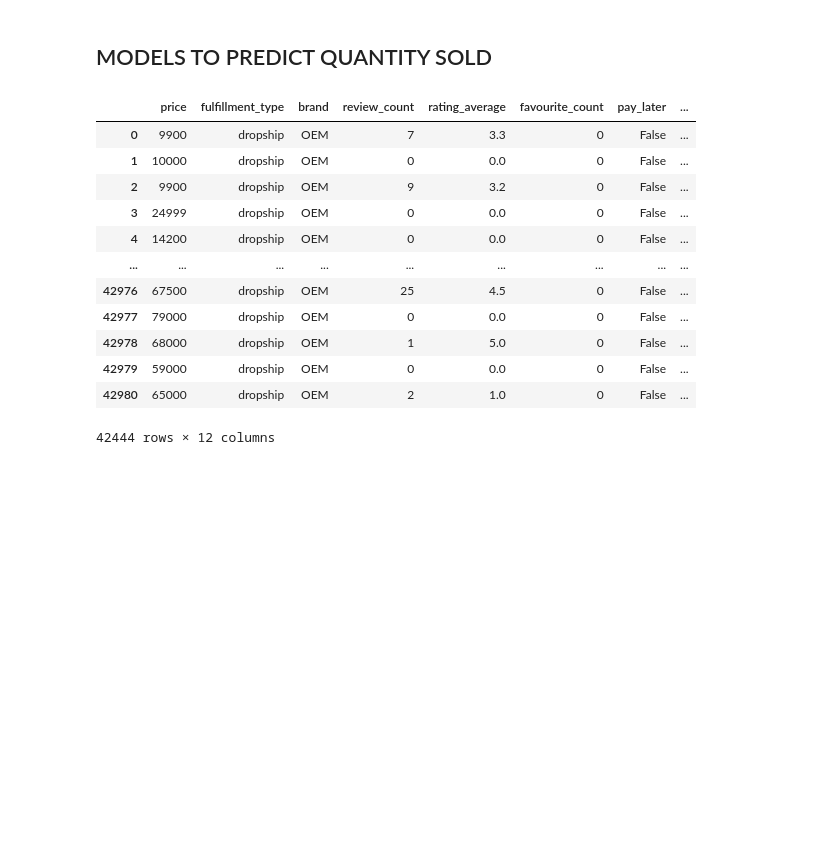
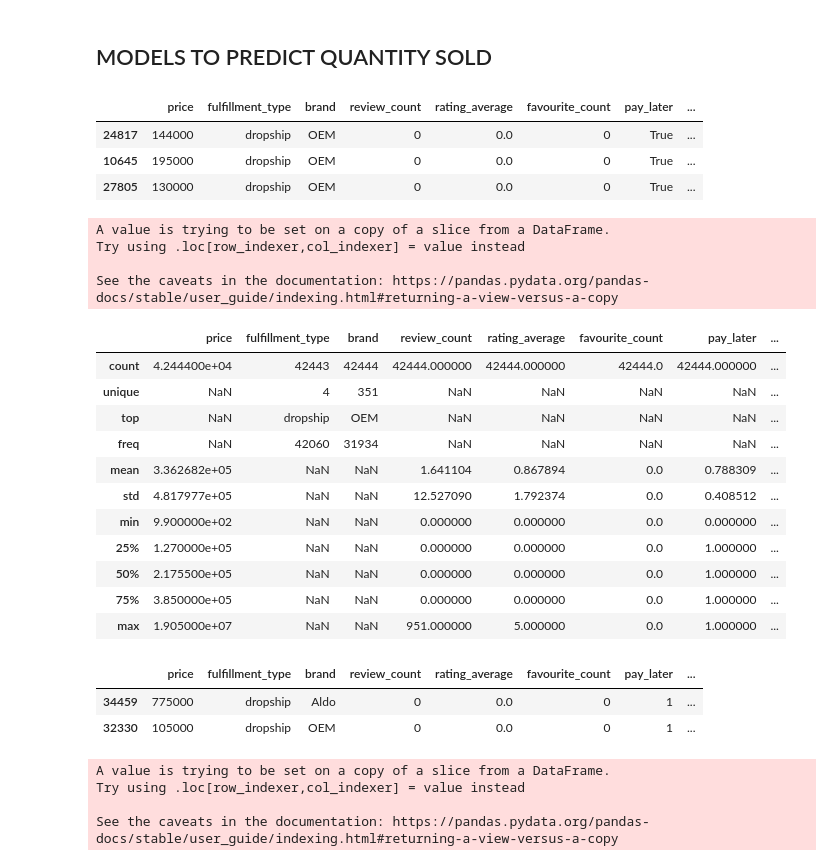
Before and after one commit to minhpham0201/TIKI, a Jupyter notebook: ANALYTICS.ipynb, the cells around one changed output. Cells and saved outputs as stored; diff of their text form; code cells hidden in the pictures; blank space fills up the shorter version.

```diff
--- a/ANALYTICS.ipynb
+++ b/ANALYTICS.ipynb
@@ -9,6 +10,8 @@ pd.set_option('display.max_columns',30)
 # %%
 giay_nam = pd.read_csv('D:\TIKI\giay-nam.csv')
 giay_nu = pd.read_csv('D:\TIKI\giay-nu.csv')
+giay_nam_image_count = pd.read_csv('D:\TIKI\giay-nam-images.csv')
+giay_nu_image_count = pd.read_csv('D:\TIKI\giay-nu-images.csv')
 giay_nam = giay_nam.drop(columns=['Unnamed: 0'])
 giay_nu = giay_nu.drop(columns=['Unnamed: 0'])
 # %%
@@ -23,10 +26,10 @@ giay_nam = giay_nam.drop(columns=['product_id'])
 giay_nu = giay_nu.drop(columns=['product_id'])
 # %%
 #I add tag 'man' / 'woman' into category_name to ensure that there are no identical category name in both table when concatenated later
-giay_nam['category_name'] = 'MAN-'+giay_nam['category_name']
+#giay_nam['category_name'] = 'MAN-'+giay_nam['category_name']
 giay_nam['root_category'] = 'giay-nam'
 
-giay_nu['category_name'] = 'WOMAN-'+giay_nu['category_name']
+#giay_nu['category_name'] = 'WOMAN-'+giay_nu['category_name']
 giay_nu['root_category'] = 'giay-nu'
 # %%
 last_update = '2023-06-18 18:00:00'
@@ -35,6 +38,12 @@ concat_df['last_update'] = pd.to_datetime(last_update)
 concat_df = concat_df.reset_index()
 concat_df = concat_df.drop(columns='index')
 concat_df = concat_df.drop_duplicates(subset=['id'])
+# %%
+#Merge new crawl image count into concat_df
+image_df = pd.concat([giay_nam_image_count,giay_nu_image_count])
+image_df = image_df[['id','max_image']].drop_duplicates()
+
+concat_df = concat_df.merge(image_df,on='id',how='left')
 # %%
 concat_df.sample(3)
 # %% [output]
@@ -243,21 +263,53 @@ The most revenue is from OEM footwears, which is 'no brand'
 ## MODELS TO PREDICT QUANTITY SOLD
 # %%
 cols = ['price','fulfillment_type','brand','review_count','rating_average','favourite_count','pay_later','date_created',
-        'category_name','has_video','vnd_cashback','discount_rate']
+        'category_name','has_video','vnd_cashback','max_image','discount_rate','alltime_quantity_sold']
 model_df = concat_df[cols]
 # %%
-model_df
+model_df.sample(3)
 # %% [output]
 |  | price | fulfillment_type | brand | review_count | rating_average | favourite_count | pay_later | ... |
-| 0 | 9900 | dropship | OEM | 7 | 3.3 | 0 | False | ... |
-| 1 | 10000 | dropship | OEM | 0 | 0.0 | 0 | False | ... |
-| 2 | 9900 | dropship | OEM | 9 | 3.2 | 0 | False | ... |
-| 3 | 24999 | dropship | OEM | 0 | 0.0 | 0 | False | ... |
-| 4 | 14200 | dropship | OEM | 0 | 0.0 | 0 | False | ... |
-| ... | ... | ... | ... | ... | ... | ... | ... | ... |
-| 42976 | 67500 | dropship | OEM | 25 | 4.5 | 0 | False | ... |
-| 42977 | 79000 | dropship | OEM | 0 | 0.0 | 0 | False | ... |
-| 42978 | 68000 | dropship | OEM | 1 | 5.0 | 0 | False | ... |
-| 42979 | 59000 | dropship | OEM | 0 | 0.0 | 0 | False | ... |
-| 42980 | 65000 | dropship | OEM | 2 | 1.0 | 0 | False | ... |
+| 24817 | 144000 | dropship | OEM | 0 | 0.0 | 0 | True | ... |
+| 10645 | 195000 | dropship | OEM | 0 | 0.0 | 0 | True | ... |
+| 27805 | 130000 | dropship | OEM | 0 | 0.0 | 0 | True | ... |
-42444 rows × 12 columns
+# %%
+model_df[['pay_later','has_video']] = model_df[['pay_later','has_video']].astype(int)
+# %% [output]
+A value is trying to be set on a copy of a slice from a DataFrame.
+Try using .loc[row_indexer,col_indexer] = value instead
+
+See the caveats in the documentation: https://pandas.pydata.org/pandas-docs/stable/user_guide/indexing.html#returning-a-view-versus-a-copy
+# %%
+model_df.describe(include='all')
+# %% [output]
+|  | price | fulfillment_type | brand | review_count | rating_average | favourite_count | pay_later | ... |
+| count | 4.244400e+04 | 42443 | 42444 | 42444.000000 | 42444.000000 | 42444.0 | 42444.000000 | ... |
+| unique | NaN | 4 | 351 | NaN | NaN | NaN | NaN | ... |
+| top | NaN | dropship | OEM | NaN | NaN | NaN | NaN | ... |
+| freq | NaN | 42060 | 31934 | NaN | NaN | NaN | NaN | ... |
+| mean | 3.362682e+05 | NaN | NaN | 1.641104 | 0.867894 | 0.0 | 0.788309 | ... |
+| std | 4.817977e+05 | NaN | NaN | 12.527090 | 1.792374 | 0.0 | 0.408512 | ... |
+| min | 9.900000e+02 | NaN | NaN | 0.000000 | 0.000000 | 0.0 | 0.000000 | ... |
+| 25% | 1.270000e+05 | NaN | NaN | 0.000000 | 0.000000 | 0.0 | 1.000000 | ... |
+| 50% | 2.175500e+05 | NaN | NaN | 0.000000 | 0.000000 | 0.0 | 1.000000 | ... |
+| 75% | 3.850000e+05 | NaN | NaN | 0.000000 | 0.000000 | 0.0 | 1.000000 | ... |
+| max | 1.905000e+07 | NaN | NaN | 951.000000 | 5.000000 | 0.0 | 1.000000 | ... |
+# %%
+model_df.sample(2)
+# %% [output]
+|  | price | fulfillment_type | brand | review_count | rating_average | favourite_count | pay_later | ... |
+| 34459 | 775000 | dropship | Aldo | 0 | 0.0 | 0 | 1 | ... |
+| 32330 | 105000 | dropship | OEM | 0 | 0.0 | 0 | 1 | ... |
+# %%
+#there are total of 351 brands, I will convert product with brand count <10 into OEM because these brands are so minor
+# and can be treated as OEM (there are 206 brands to be converted into OEM, 145 brands left valid)
+
+brand_counts = concat_df['brand'].value_counts()
+brands_less_than_10 = brand_counts[brand_counts < 10].index.tolist()
+
+model_df['brand'] = model_df['brand'].apply(lambda x: 'OEM' if x in brands_less_than_10 else x)
+# %% [output]
+A value is trying to be set on a copy of a slice from a DataFrame.
+Try using .loc[row_indexer,col_indexer] = value instead
+
+See the caveats in the documentation: https://pandas.pydata.org/pandas-docs/stable/user_guide/indexing.html#returning-a-view-versus-a-copy
```
Also changed, not shown: parts of 15 cells of this notebook, 2 other files.
